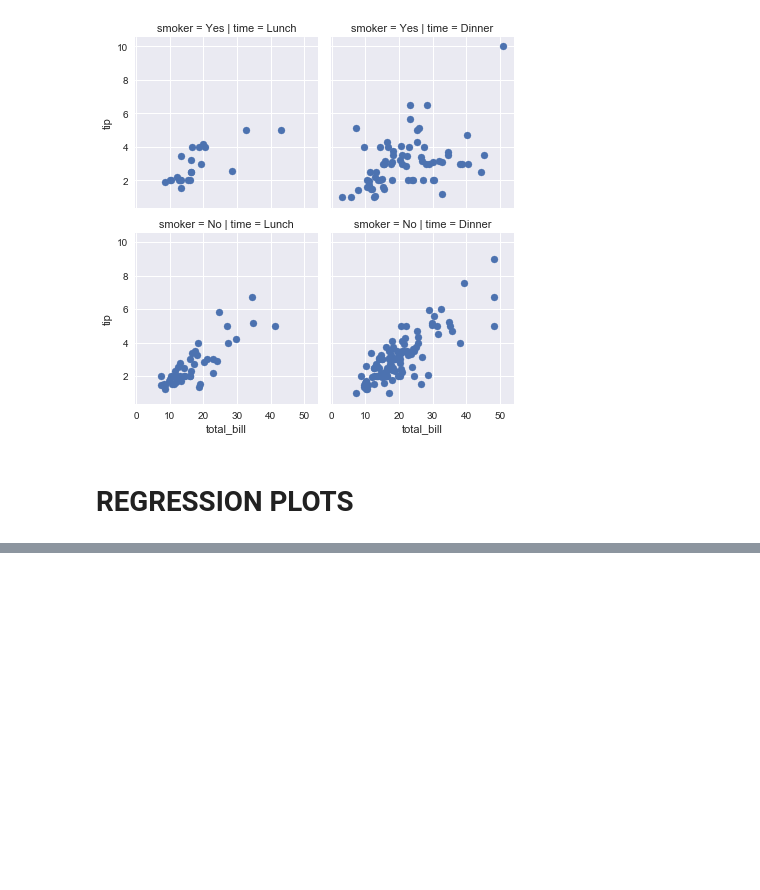
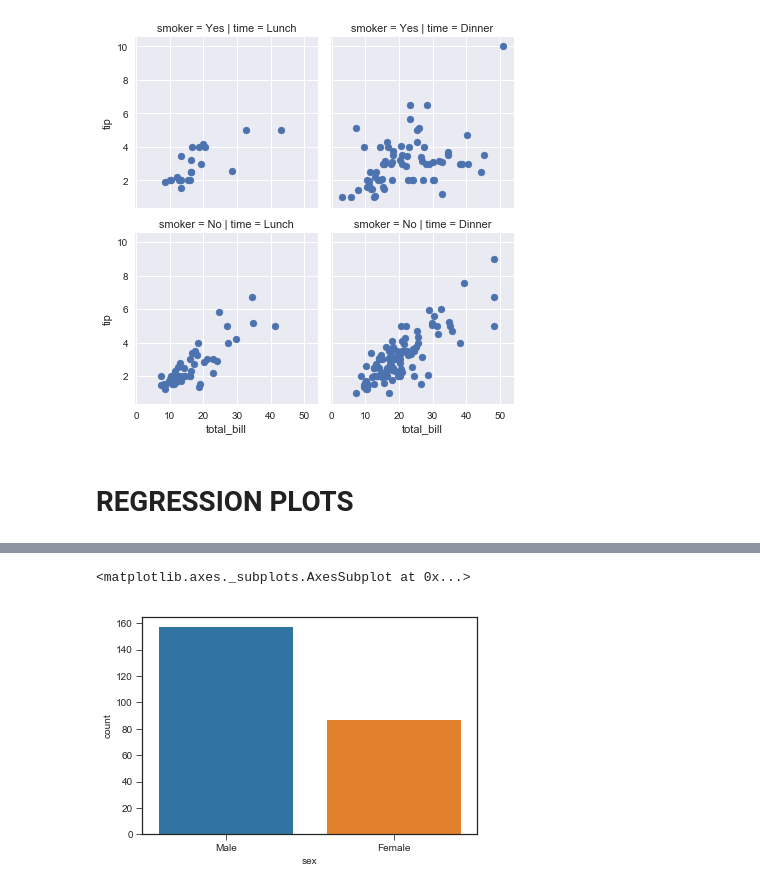
Before and after one commit to linhtdo/Social-Network-Analytics, a Jupyter notebook: SEABORN.ipynb, the cells around one changed output, grey strips where cells are left out. Cells and saved outputs as stored; diff of their text form; code cells hidden in the pictures; blank space fills up the shorter version.

```diff
--- a/SEABORN.ipynb
+++ b/SEABORN.ipynb
@@ -313,0 +349,7 @@ g.map(plt.scatter, 'total_bill', 'tip')
+# %%
+import seaborn as sns
+import matplotlib.pyplot as plt
+%matplotlib inline
+
+tips = sns.load_dataset('tips')
+tips.head()
@@ -313,0 +363,7 @@ g.map(plt.scatter, 'total_bill', 'tip')
+# %%
+sns.set_style('ticks') # Set style for the rest of the graphs
+sns.countplot(x='sex', data=tips)
+#sns.despine(left=True, bottom=True) to remove spines from graph
+# %% [output]
+<matplotlib.axes._subplots.AxesSubplot at 0x...>
+[figure, added]
```
Also changed, not shown: parts of 9 cells of this notebook, 2 other files.
